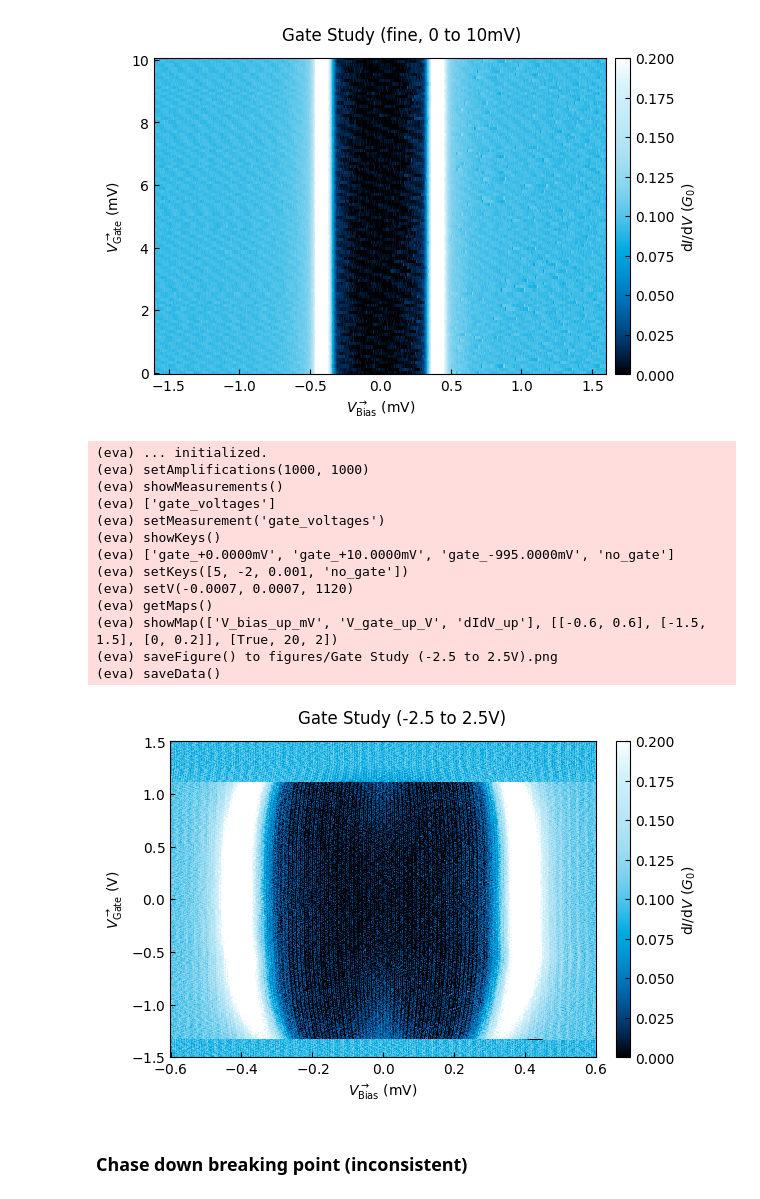
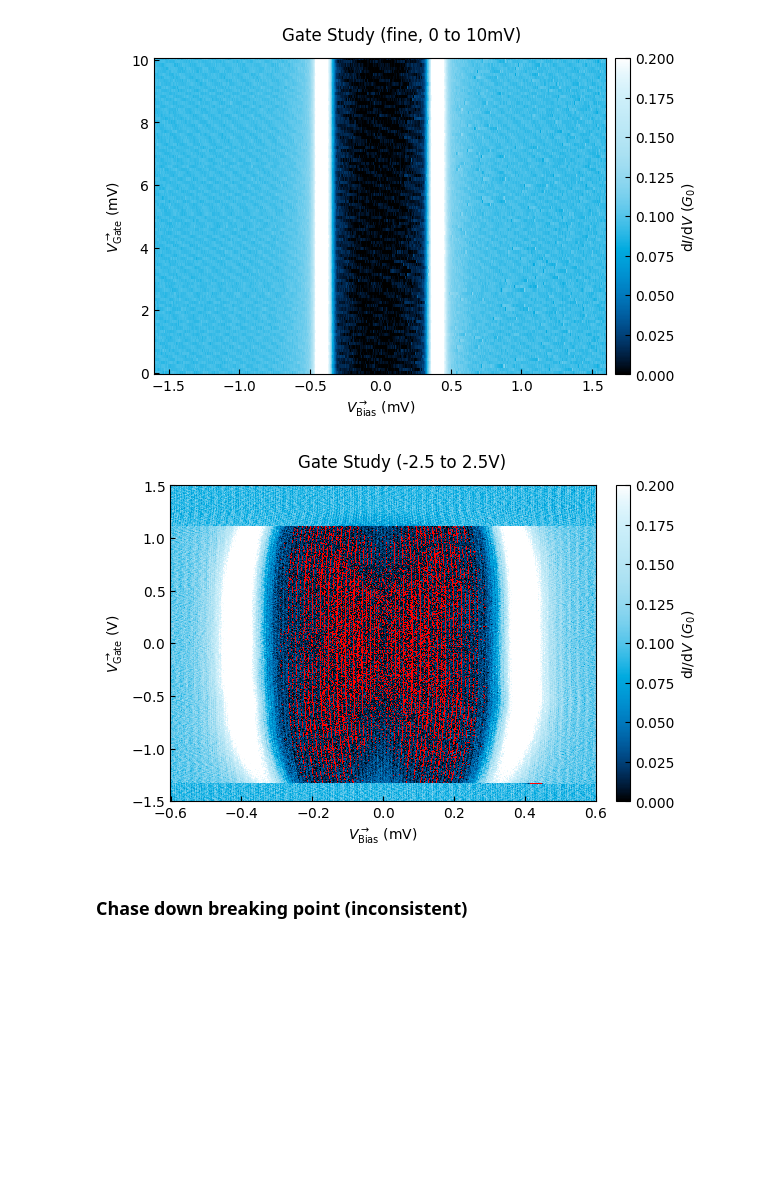
Before and after one commit to schmampf/p5control-bluefors-evaluation, a Jupyter notebook: 24 07 OI-24d-10/unbroken/gate studies.ipynb, the cells around one changed output. Cells and saved outputs as stored; diff of their text form; code cells hidden in the pictures; blank space fills up the shorter version.

```diff
--- a/24 07 OI-24d-10/unbroken/gate studies.ipynb
+++ b/24 07 OI-24d-10/unbroken/gate studies.ipynb
@@ -258,42 +255,30 @@ eva.saveData()
 # %%
 # 'Gate Study (-2.5 to 2.5V)'
 eva = EvaluationScript_v2()
 eva.file_folder = '24 07 OI-24d-10/unbroken/24 07 25 high gate study -2.5 to 2.5V/'
 eva.file_name  = 'OI-24d-10 24-07-26 high gate study 1.hdf5'
 eva.title = 'Gate Study (-2.5 to 2.5V)'
 eva.sub_folder = 'gate studies'
+eva.cmap = cmap(under='red')
 eva.setAmplifications(1000, 1000)
 eva.showMeasurements()
 eva.setMeasurement('gate_voltages')
 eva.showKeys()
 eva.setKeys()
 eva.setV(0.7e-3, V_bins=1120)
 eva.trigger_down = None
 eva.getMaps()
 eva.showMap(
     x_key = 'V_bias_up_mV',
     y_key = 'V_gate_up_V',
     z_key = 'dIdV_up',
     x_lim = [-0.6, 0.6],
     y_lim = [-1.5, 1.5],
     z_lim = [0, .2],
     smoothing = True,
     window_length = 20,
 )
 eva.saveFigure()
 eva.saveData()
 # %% [output]
-(eva) ... initialized.
-(eva) setAmplifications(1000, 1000)
-(eva) showMeasurements()
-(eva) ['gate_voltages']
-(eva) setMeasurement('gate_voltages')
-(eva) showKeys()
-(eva) ['gate_+0.0000mV', 'gate_+10.0000mV', 'gate_-995.0000mV', 'no_gate']
-(eva) setKeys([5, -2, 0.001, 'no_gate'])
-(eva) setV(-0.0007, 0.0007, 1120)
-(eva) getMaps()
-(eva) showMap(['V_bias_up_mV', 'V_gate_up_V', 'dIdV_up'], [[-0.6, 0.6], [-1.5, 1.5], [0, 0.2]], [True, 20, 2])
-(eva) saveFigure() to figures/Gate Study (-2.5 to 2.5V).png
-(eva) saveData()
-[figure, old version]
+[figure, new version]
```
Also changed, not shown: parts of 11 cells of this notebook, 1 other file.
